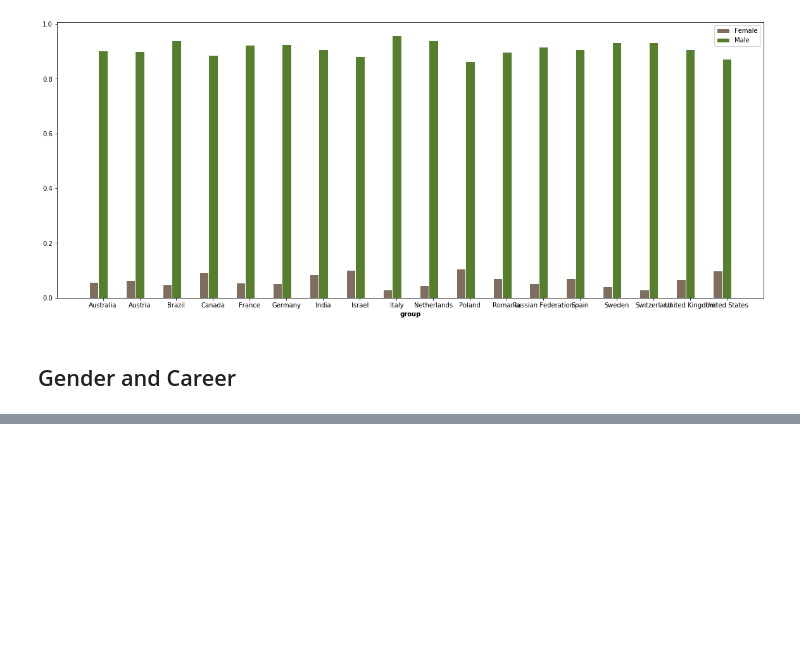
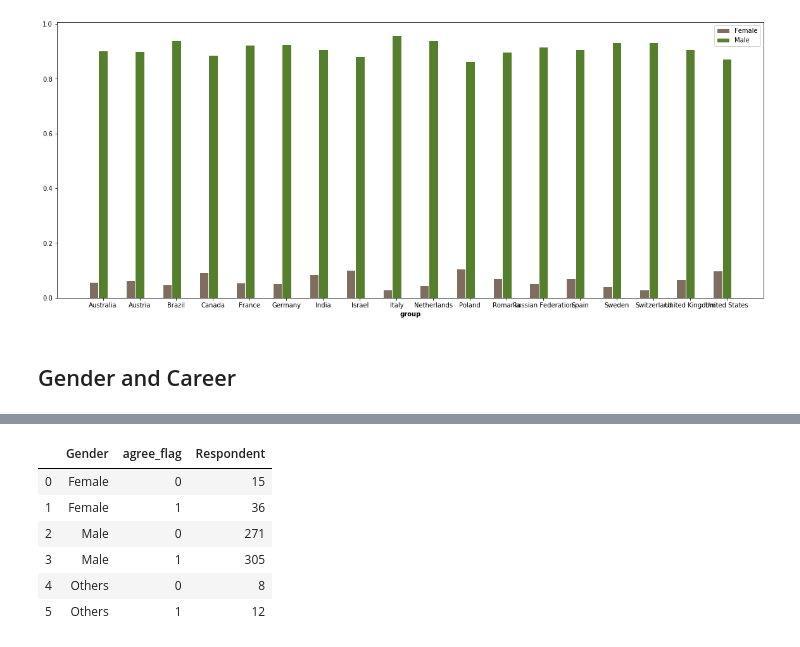
Before and after one commit to marcelajanowska/Stack_Overflow_Survey_Results_Analysis, a Jupyter notebook: Stack Overflow Survey Results Analysis.ipynb, the cells around one changed output, grey strips where cells are left out. Saved outputs shown, nothing was run; the diff lists cells and outputs as text; code cells hidden in the pictures; blank space fills up the shorter version.

```diff
--- a/Stack Overflow Survey Results Analysis.ipynb
+++ b/Stack Overflow Survey Results Analysis.ipynb
@@ -231,0 +249,4 @@ See the caveats in the documentation: http://pandas.pydata.org/pandas-docs/stabl
+# %%
+df_question = df.groupby(['Gender', 'ExCoderBalance'])['Respondent'].count().reset_index()
+# %%
+df_question['ExCoderBalance'] = [item.lower() for item in df_question.ExCoderBalance]
@@ -231,0 +258,10 @@ See the caveats in the documentation: http://pandas.pydata.org/pandas-docs/stabl
+# %%
+df_question
+# %% [output]
+|  | Gender | agree_flag | Respondent |
+| 0 | Female | 0 | 15 |
+| 1 | Female | 1 | 36 |
+| 2 | Male | 0 | 271 |
+| 3 | Male | 1 | 305 |
+| 4 | Others | 0 | 8 |
+| 5 | Others | 1 | 12 |
```
Also changed, not shown: parts of 20 cells of this notebook.
